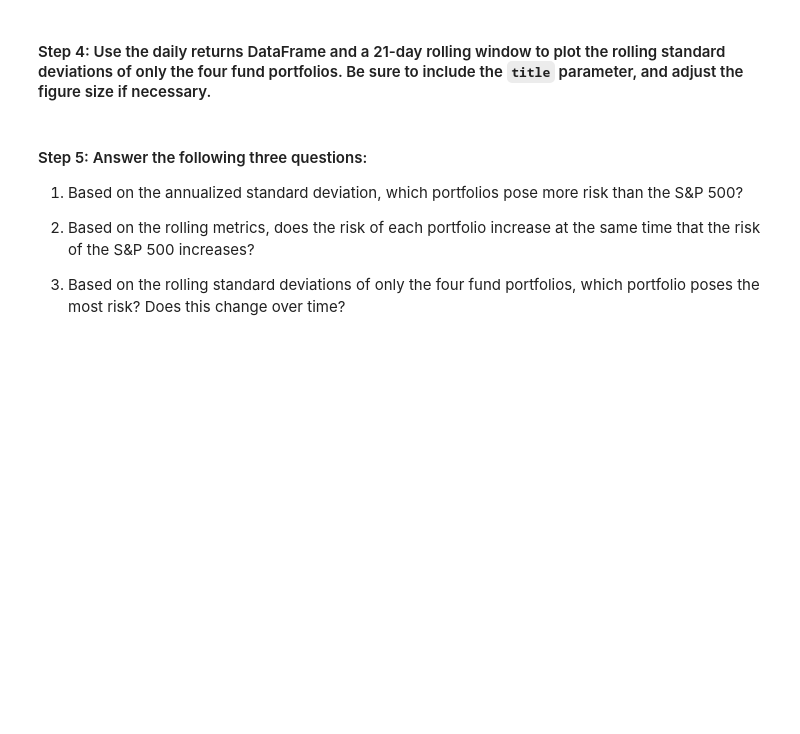
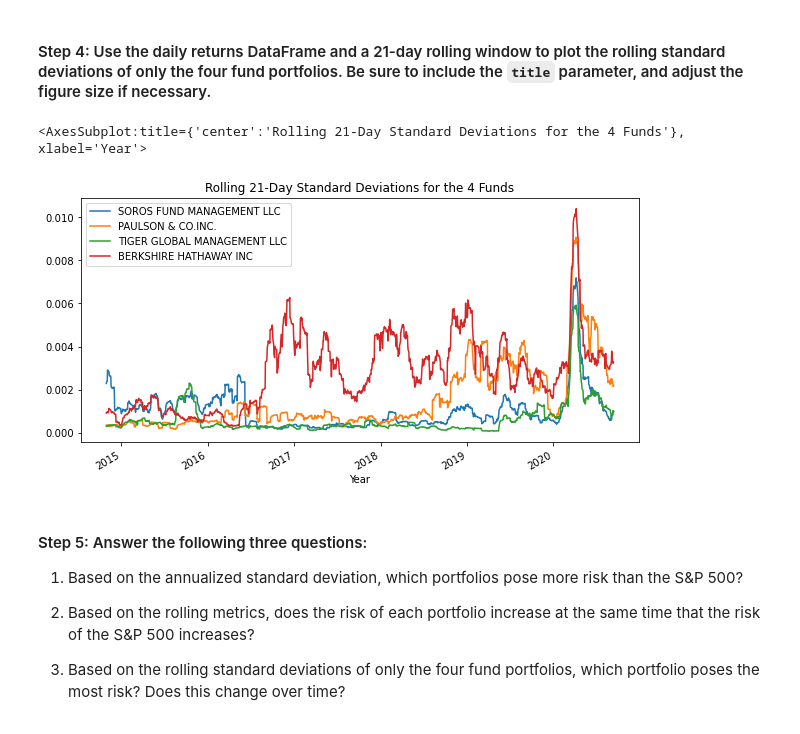
Before and after one commit to tycastleberry/Challenge4, a Jupyter notebook: risk_return_analysis.ipynb, the cells around one changed output. Drawn from its saved outputs; the diff is of its cells as text; code cells hidden in the pictures; blank space fills up the shorter version.

```diff
--- a/risk_return_analysis.ipynb
+++ b/risk_return_analysis.ipynb
@@ -248,7 +269,10 @@ Evaluate the risk profile of each portfolio by using the standard deviation and
 # %%
 # Using the daily return data and a 21-day rolling window, plot the rolling standard deviation of just the 4 portfolios.
 # Include a title parameter and adjust the figure size
-# YOUR CODE HERE
+daily_returns.rolling(window=21).std().drop(columns='S&P 500').plot(title='Rolling 21-Day Standard Deviations for the 4 Funds', figsize=(10,5), xlabel='Year')
+# %% [output]
+<AxesSubplot:title={'center':'Rolling 21-Day Standard Deviations for the 4 Funds'}, xlabel='Year'>
+[figure, added]
 # %% [markdown]
 #### Step 5: Answer the following three questions:
 
```
Also changed, not shown: parts of 25 cells of this notebook.
